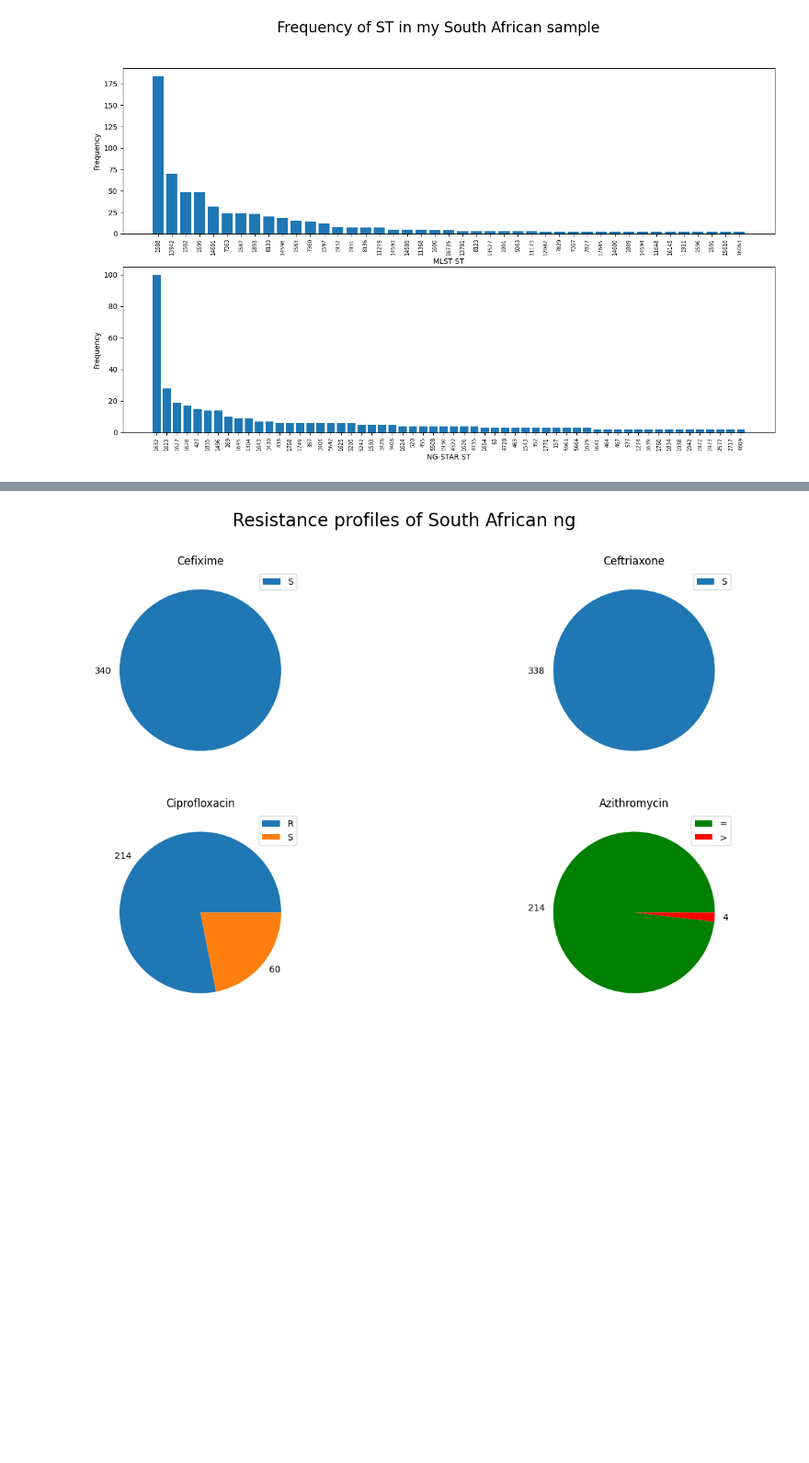
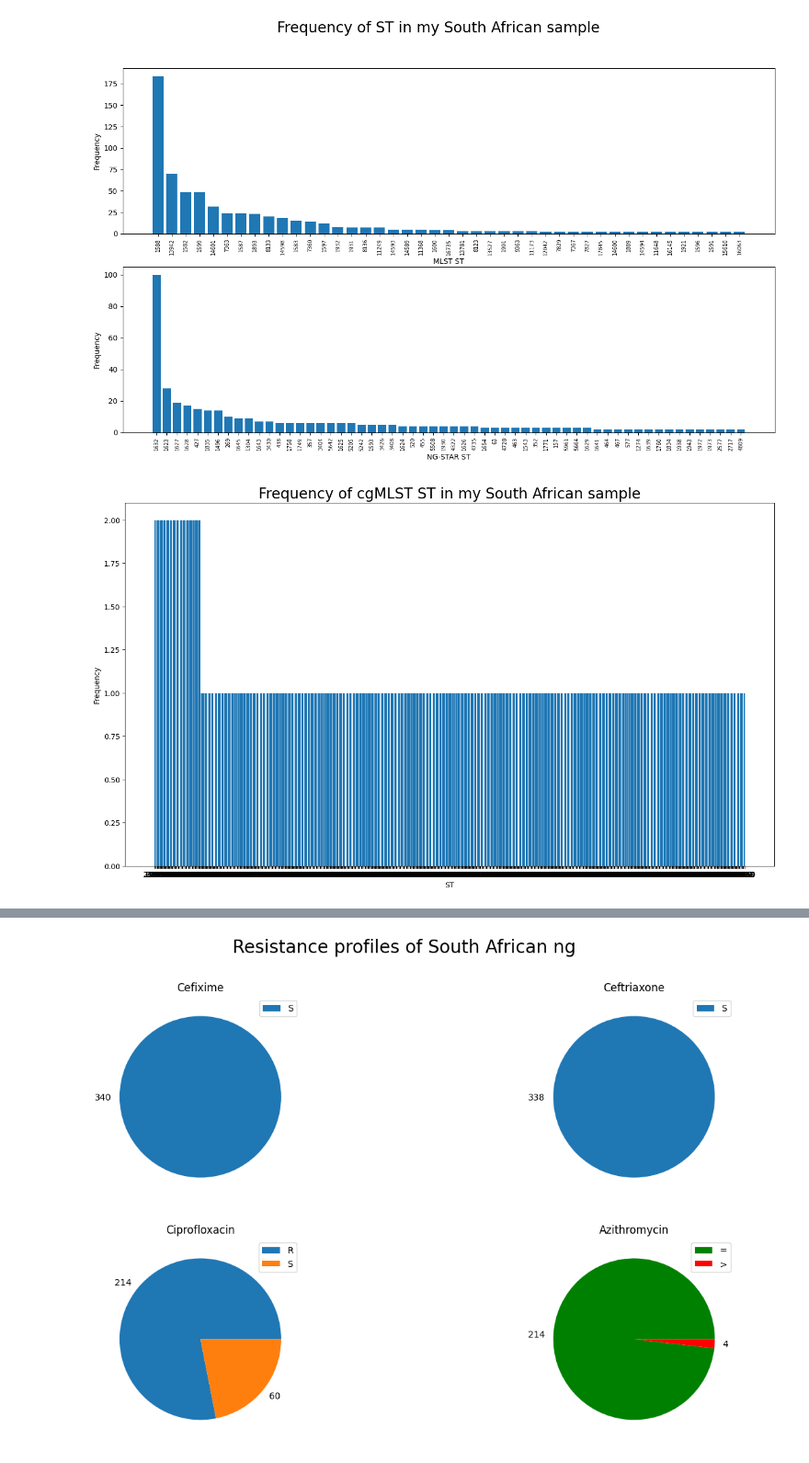
Before and after one commit to watchlotr/NGonorrhoeae_Y4, a Jupyter notebook: NG_Figures.ipynb, the cells around one changed output, grey strips where cells are left out. Shown: that part at 92% size. Cells and saved outputs as stored; diff of their text form; code cells hidden in the pictures; blank space fills up the shorter version.

Commit message:
Commit 3 - adds a temporary bar graph for cgMLST STs

```diff
--- a/NG_Figures.ipynb
+++ b/NG_Figures.ipynb
@@ -70,5 +70,26 @@ fig.show()
 # %% [output]
 [figure]
+# %%
+my_cgmlst: pd.DataFrame = pd.read_csv("Data/mydata_cgmlst.csv", sep = ",", header = "infer")
+
+my_cgmlst.head()
+
+test = my_cgmlst.groupby(my_cgmlst.Frequency).Frequency.count()
+test
+
+my_cgmlst.cgST = my_cgmlst.cgST.astype(str)
+
+fig = plt.figure(figsize = (16,9))
+
+plt.bar(x = my_cgmlst.cgST, height = my_cgmlst.Frequency)
+
+plt.title("Frequency of cgMLST ST in my South African sample", fontsize = 20)
+plt.xlabel("ST")
+plt.ylabel("Frequency")
+
+plt.show()
+# %% [output]
+[figure, added]
 # %%
 my_amr: pd.DataFrame = pd.read_csv("Data/mydata_amr_prof.csv", sep = ",", header = "infer")
 
```
Also changed, not shown: parts of 2 cells of this notebook, 1 other file.
